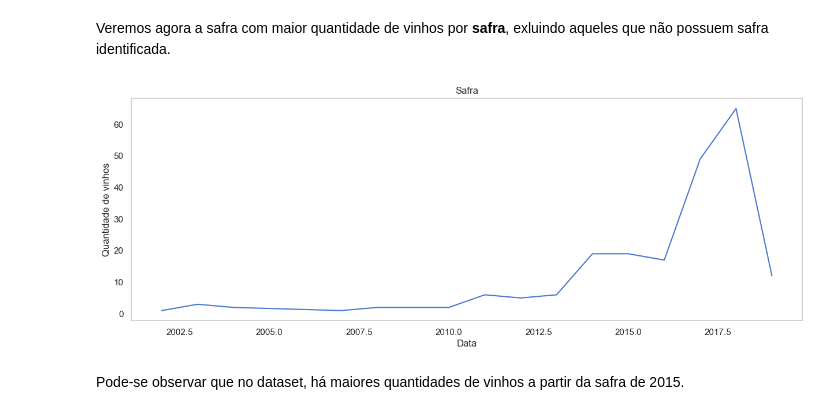
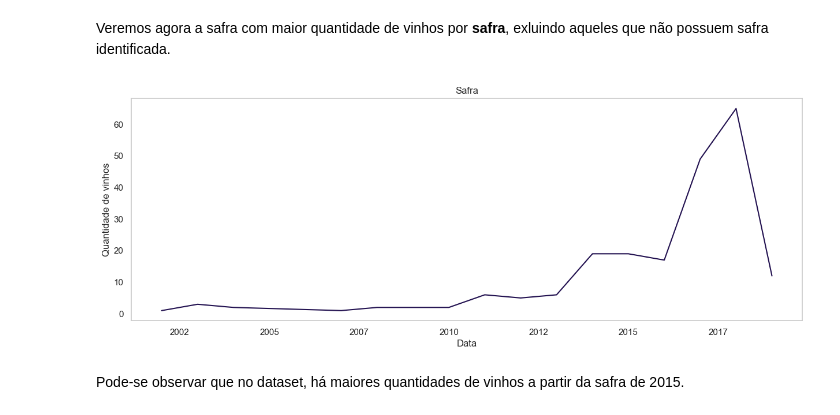
Before and after one commit to danielesantiago/Data-Science, a Jupyter notebook: Análises/Previsão de Demanda de Vinhos com Séries Temporais.ipynb, the cells around one changed output. Cells and saved outputs as stored; diff of their text form; code cells hidden in the pictures.

```diff
--- a/Análises/Previsão de Demanda de Vinhos com Séries Temporais.ipynb
+++ b/Análises/Previsão de Demanda de Vinhos com Séries Temporais.ipynb
@@ -233,20 +244,21 @@ Veremos agora a safra com maior quantidade de vinhos por **safra**, exluindo aqu
 # %%
 df_copy = df_product.loc[df_product.vintage != 0]
 
 fig = plt.gcf()
 fig.set_size_inches(15, 5)
-sns.set(style="whitegrid", palette = 'muted')
+sns.set(style="whitegrid", palette = 'magma')
 
 ax = sns.lineplot(
     x=df_copy.vintage.value_counts().index, y=df_copy.vintage.value_counts().values,
 );
 
+ax.xaxis.set_major_formatter(ticker.FormatStrFormatter('%d'))
 ax.grid(False)
 ax.set(xlabel='Data', ylabel='Quantidade de vinhos')
 ax.set_title("Safra")
 plt.show()
 # %% [output]
-[figure, old version]
+[figure, new version]
 # %% [markdown]
 Pode-se observar que no dataset, há maiores quantidades de vinhos a partir da safra de 2015.
 # %% [markdown]
```
Also changed, not shown: parts of 56 cells of this notebook.
